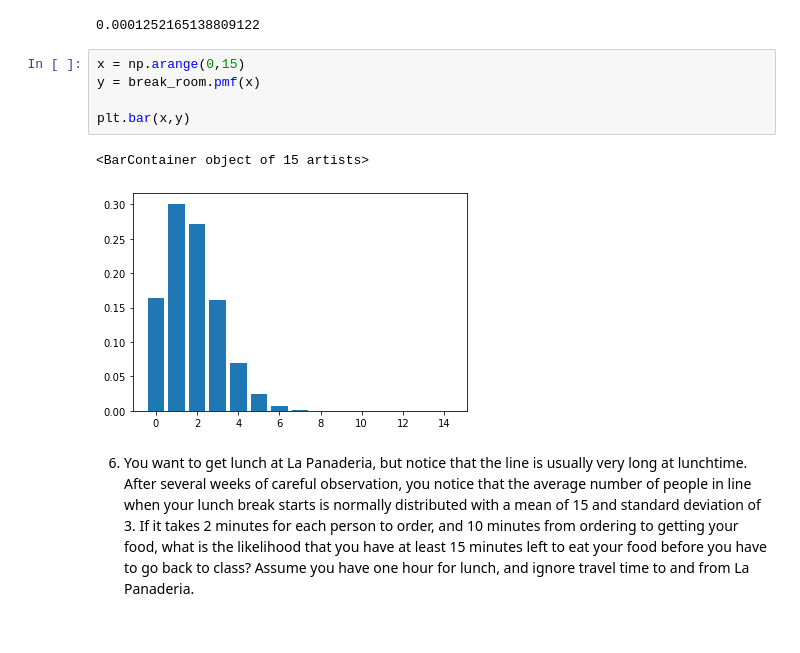
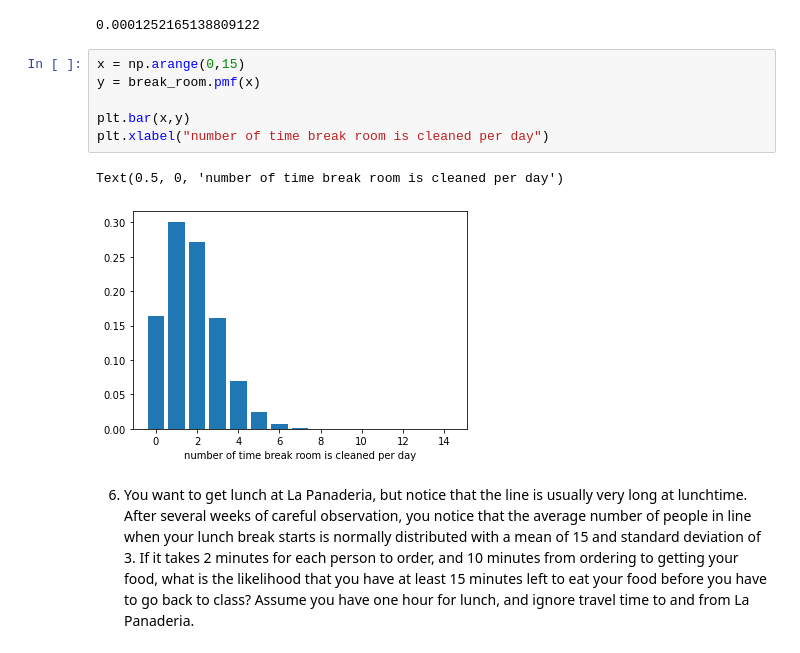
Before and after one commit to HeatherOrtegaMcMillan/statistics-exercises, a Jupyter notebook: probability_distributions.ipynb, the cells around one changed output. Cells and saved outputs as stored; diff of their text form.

```diff
--- a/probability_distributions.ipynb
+++ b/probability_distributions.ipynb
@@ -162,11 +194,12 @@ p_not_cleaned ** 5
 # %%
 x = np.arange(0,15)
 y = break_room.pmf(x)
 
 plt.bar(x,y)
+plt.xlabel("number of time break room is cleaned per day")
 # %% [output]
-<BarContainer object of 15 artists>
+Text(0.5, 0, 'number of time break room is cleaned per day')
-[figure, old version]
+[figure, new version]
 # %% [markdown]
 6. You want to get lunch at La Panaderia, but notice that the line is usually very long at lunchtime. After several weeks of careful observation, you notice that the average number of people in line when your lunch break starts is normally distributed with a mean of 15 and standard deviation of 3. If it takes 2 minutes for each person to order, and 10 minutes from ordering to getting your food, what is the likelihood that you have at least 15 minutes left to eat your food before you have to go back to class? Assume you have one hour for lunch, and ignore travel time to and from La Panaderia.
 # %%
```
Also changed, not shown: parts of 12 cells of this notebook.
